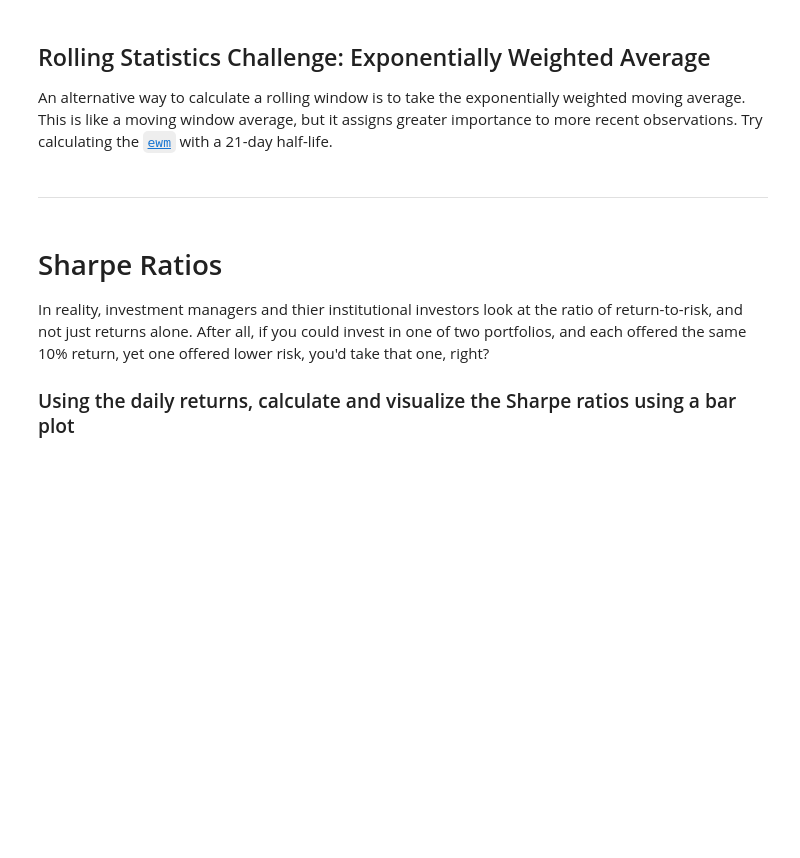
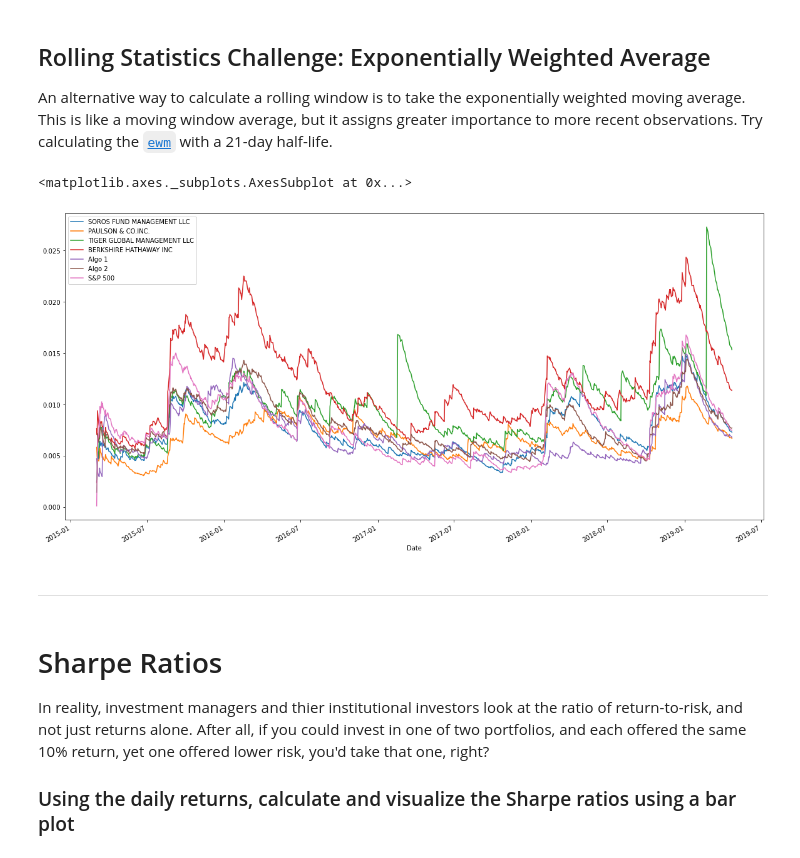
Before and after one commit to meowyen/hw4-whale-analysis, a Jupyter notebook: whale_analysis.ipynb, the cells around one changed output. Saved outputs shown, nothing was run; the diff lists cells and outputs as text; code cells hidden in the pictures; blank space fills up the shorter version.

```diff
--- a/whale_analysis.ipynb
+++ b/whale_analysis.ipynb
@@ -197,6 +267,12 @@ algo1_rolling30_beta.plot(figsize=(20,10))
 An alternative way to calculate a rolling window is to take the exponentially weighted moving average. This is like a moving window average, but it assigns greater importance to more recent observations. Try calculating the [`ewm`](https://pandas.pydata.org/pandas-docs/stable/reference/api/pandas.DataFrame.ewm.html) with a 21-day half-life.
 # %%
 # Use `ewm` to calculate the rolling window
+ewm_21 = combined_returns_df.ewm(halflife=21).std()
+
+ewm_21.plot(figsize=(20,10))
+# %% [output]
+<matplotlib.axes._subplots.AxesSubplot at 0x...>
+[figure, added]
 # %% [markdown]
 ---
 # %% [markdown]
```
Also changed, not shown: parts of 38 cells of this notebook, 1 other file.
